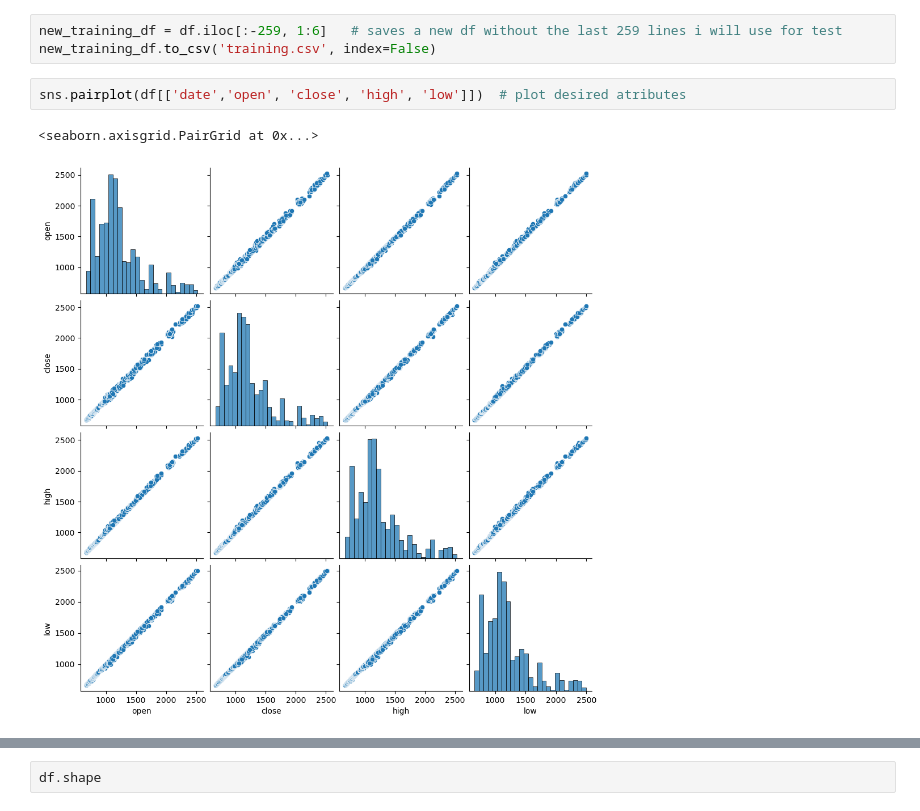
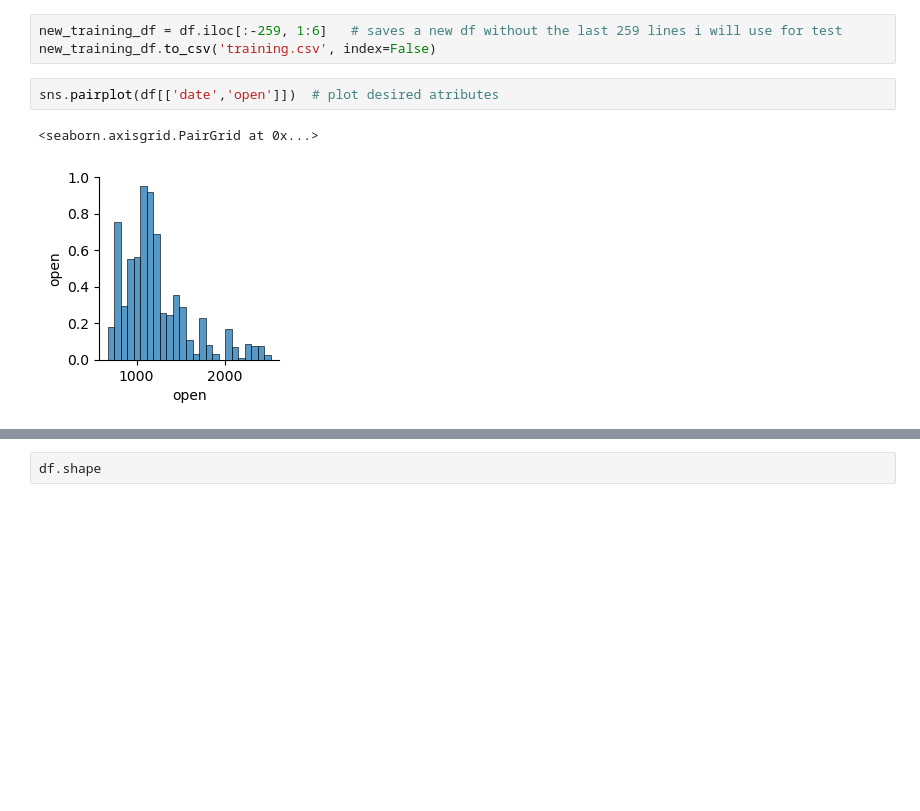
Before and after one commit to Graciele89/Integrated_CA, a Jupyter notebook: 2023346_Integrated_CA.ipynb, the cells around one changed output, grey strips where cells are left out. Drawn from its saved outputs; the diff is of its cells as text; blank space fills up the shorter version.

```diff
--- a/2023346_Integrated_CA.ipynb
+++ b/2023346_Integrated_CA.ipynb
@@ -19,8 +19,8 @@ df.head()    # visualize the dataset first 10 rows and its atributes
 new_training_df = df.iloc[:-259, 1:6]   # saves a new df without the last 259 lines i will use for test
 new_training_df.to_csv('training.csv', index=False)
 # %%
-sns.pairplot(df[['date','open', 'close', 'high', 'low']])  # plot desired atributes
+sns.pairplot(df[['date','open']])  # plot desired atributes
 # %% [output]
 <seaborn.axisgrid.PairGrid at 0x...>
-[figure, old version]
+[figure, new version]
 # %%
```
Also changed, not shown: parts of 27 cells of this notebook.
